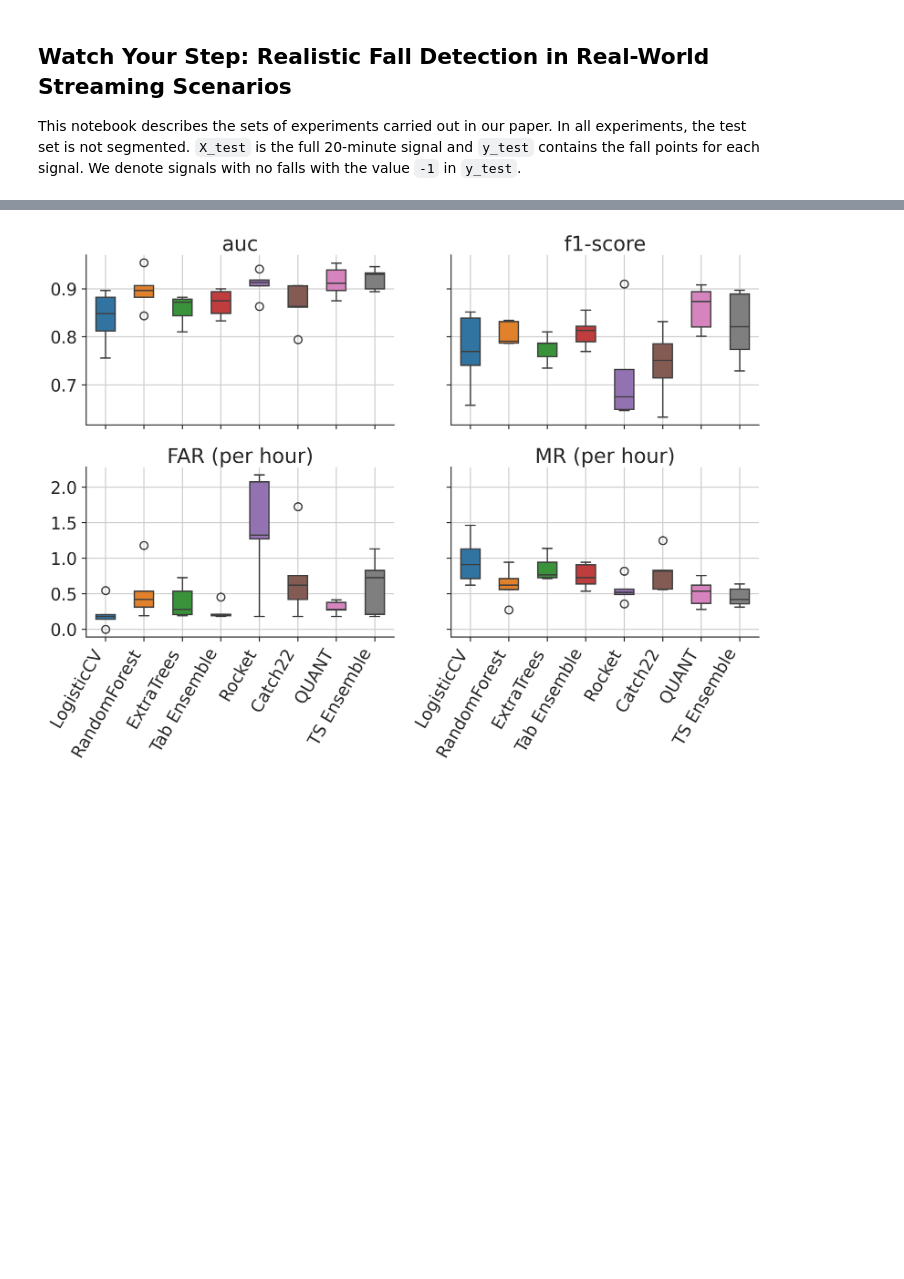
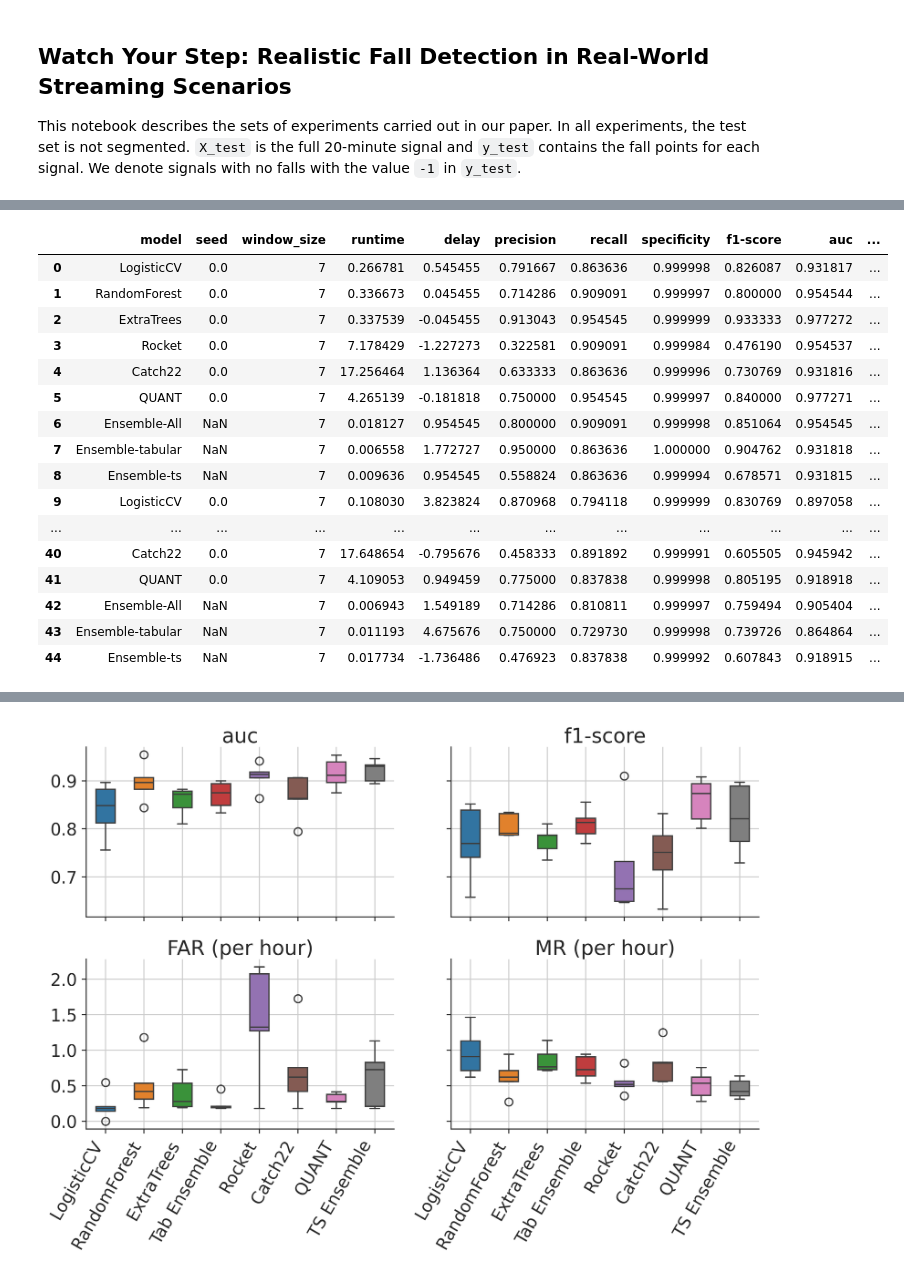
Before and after one commit to mlgig/fallstream, a Jupyter notebook: main.ipynb, the cells around one changed output, grey strips where cells are left out. Cells and saved outputs as stored; diff of their text form; code cells hidden in the pictures; blank space fills up the shorter version.

```diff
--- a/main.ipynb
+++ b/main.ipynb
@@ -17,0 +92,20 @@ from scripts import farseeing, classifiers, utils
+# %%
+metrics
+# %% [output]
+|  | model | seed | window_size | runtime | delay | precision | recall | specificity | f1-score | auc | ... |
+| 0 | LogisticCV | 0.0 | 7 | 0.266781 | 0.545455 | 0.791667 | 0.863636 | 0.999998 | 0.826087 | 0.931817 | ... |
+| 1 | RandomForest | 0.0 | 7 | 0.336673 | 0.045455 | 0.714286 | 0.909091 | 0.999997 | 0.800000 | 0.954544 | ... |
+| 2 | ExtraTrees | 0.0 | 7 | 0.337539 | -0.045455 | 0.913043 | 0.954545 | 0.999999 | 0.933333 | 0.977272 | ... |
+| 3 | Rocket | 0.0 | 7 | 7.178429 | -1.227273 | 0.322581 | 0.909091 | 0.999984 | 0.476190 | 0.954537 | ... |
+| 4 | Catch22 | 0.0 | 7 | 17.256464 | 1.136364 | 0.633333 | 0.863636 | 0.999996 | 0.730769 | 0.931816 | ... |
+| 5 | QUANT | 0.0 | 7 | 4.265139 | -0.181818 | 0.750000 | 0.954545 | 0.999997 | 0.840000 | 0.977271 | ... |
+| 6 | Ensemble-All | NaN | 7 | 0.018127 | 0.954545 | 0.800000 | 0.909091 | 0.999998 | 0.851064 | 0.954545 | ... |
+| 7 | Ensemble-tabular | NaN | 7 | 0.006558 | 1.772727 | 0.950000 | 0.863636 | 1.000000 | 0.904762 | 0.931818 | ... |
+| 8 | Ensemble-ts | NaN | 7 | 0.009636 | 0.954545 | 0.558824 | 0.863636 | 0.999994 | 0.678571 | 0.931815 | ... |
+| 9 | LogisticCV | 0.0 | 7 | 0.108030 | 3.823824 | 0.870968 | 0.794118 | 0.999999 | 0.830769 | 0.897058 | ... |
+| ... | ... | ... | ... | ... | ... | ... | ... | ... | ... | ... | ... |
+| 40 | Catch22 | 0.0 | 7 | 17.648654 | -0.795676 | 0.458333 | 0.891892 | 0.999991 | 0.605505 | 0.945942 | ... |
+| 41 | QUANT | 0.0 | 7 | 4.109053 | 0.949459 | 0.775000 | 0.837838 | 0.999998 | 0.805195 | 0.918918 | ... |
+| 42 | Ensemble-All | NaN | 7 | 0.006943 | 1.549189 | 0.714286 | 0.810811 | 0.999997 | 0.759494 | 0.905404 | ... |
+| 43 | Ensemble-tabular | NaN | 7 | 0.011193 | 4.675676 | 0.750000 | 0.729730 | 0.999998 | 0.739726 | 0.864864 | ... |
+| 44 | Ensemble-ts | NaN | 7 | 0.017734 | -1.736486 | 0.476923 | 0.837838 | 0.999992 | 0.607843 | 0.918915 | ... |
```
Also changed, not shown: parts of 13 cells of this notebook, 17 other files.
